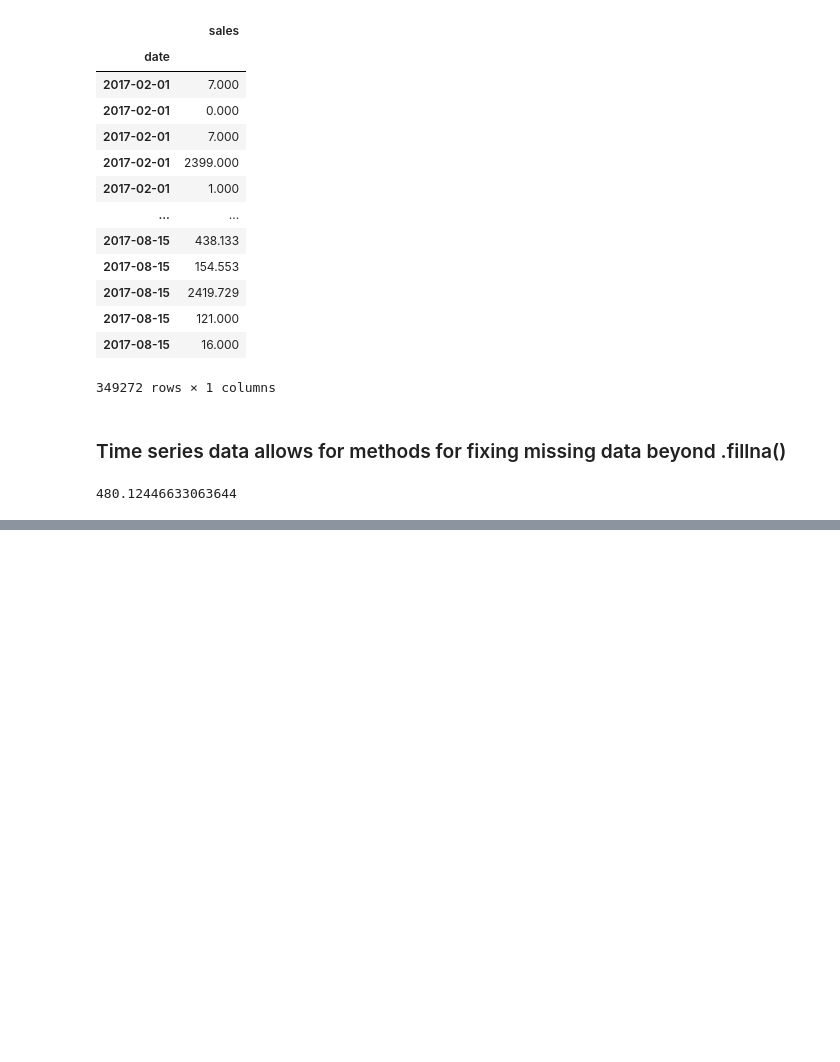
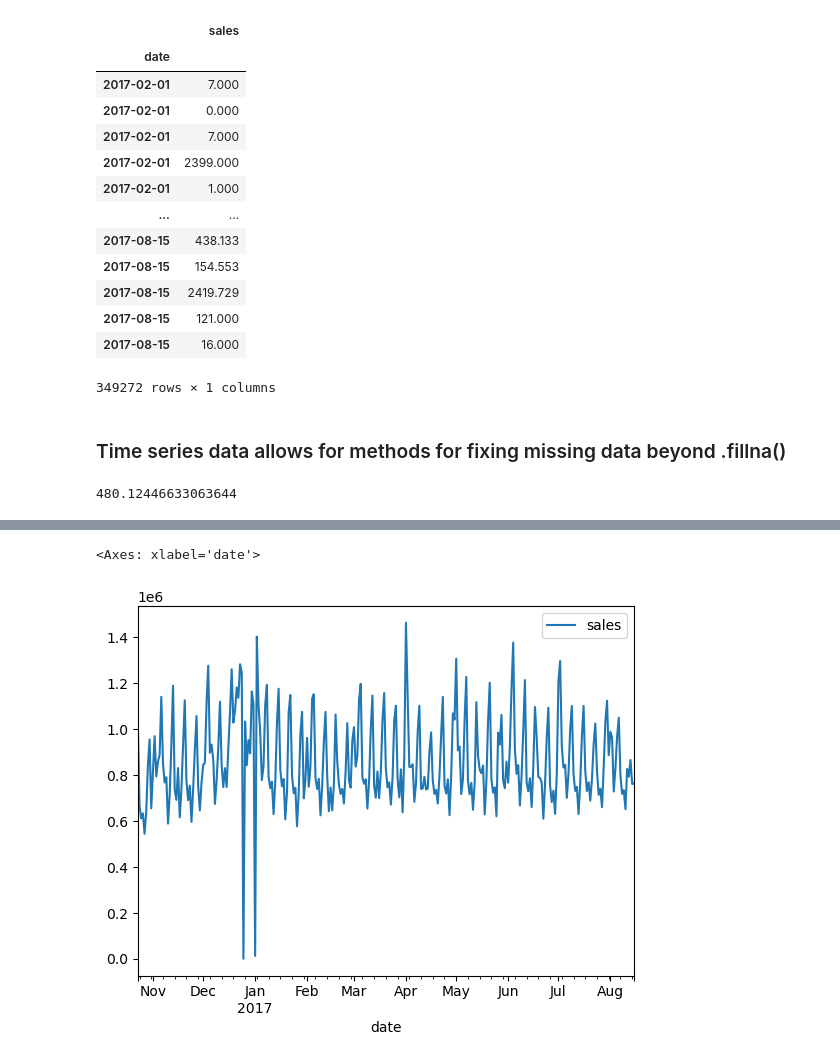
Before and after one commit to nandhini-data/Pandas, a Jupyter notebook: 5.Analyzing date and time/1.Time_Series.ipynb, the cells around one changed output, grey strips where cells are left out. Cells and saved outputs as stored; diff of their text form; code cells hidden in the pictures; blank space fills up the shorter version.

```diff
--- a/5.Analyzing date and time/1.Time_Series.ipynb
+++ b/5.Analyzing date and time/1.Time_Series.ipynb
@@ -478,0 +518,2 @@ everyday_sales_2017.head(10)
+# %%
+second_sales = second_sales.reset_index()
@@ -478,0 +558,2 @@ everyday_sales_2017.head(10)
+# %%
+second_sales.set_index("date").head(10)
@@ -478,0 +573,2 @@ everyday_sales_2017.head(10)
+# %%
+retail_daily = second_sales.set_index("date").resample("D").sum().round()#groupby everyday sale using resample()method.
@@ -478,0 +592,5 @@ everyday_sales_2017.head(10)
+# %%
+retail_daily.plot()
+# %% [output]
+<Axes: xlabel='date'>
+[figure, added]
```
Also changed, not shown: parts of 28 cells of this notebook.
